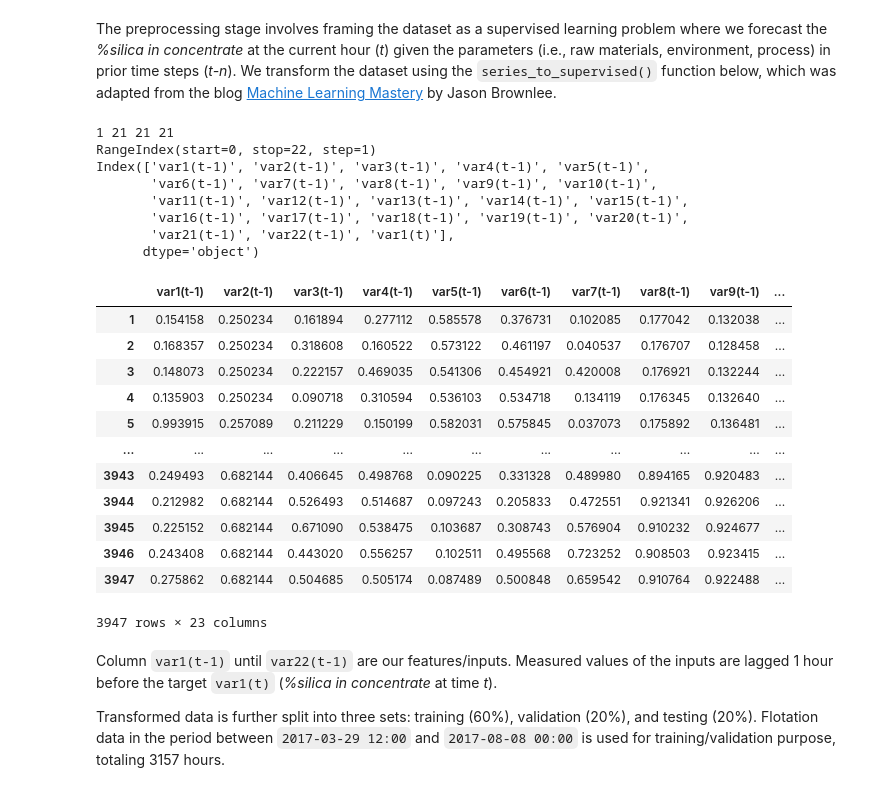
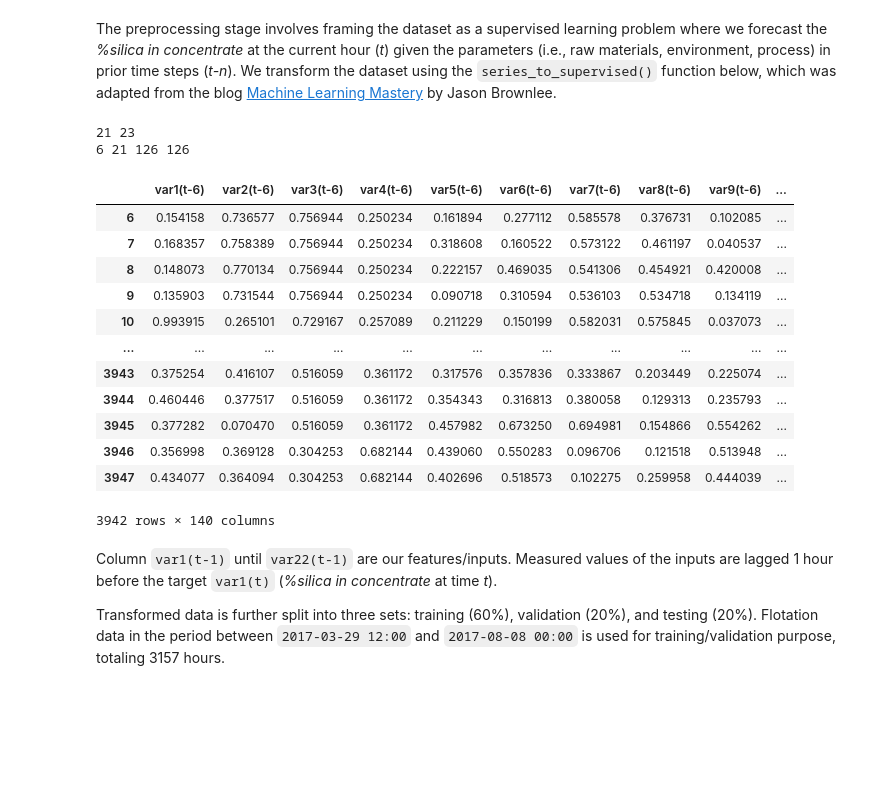
Before and after one commit to gerardo-perez-96/AOVE2-doc, a Jupyter notebook: mining_process_dataset/gangue-forecast-in-flotation-concentrate.ipynb, the cells around one changed output. Saved outputs shown, nothing was run; the diff lists cells and outputs as text; code cells hidden in the pictures; blank space fills up the shorter version.

```diff
--- a/mining_process_dataset/gangue-forecast-in-flotation-concentrate.ipynb
+++ b/mining_process_dataset/gangue-forecast-in-flotation-concentrate.ipynb
@@ -73,7 +73,7 @@ cols_renamed = [
 df = pd.read_csv(
     filepath,
     header=0,
-    names=cols_renamed,
+    # names=cols_renamed,
     parse_dates=['date'],
     infer_datetime_format=True,
     decimal=',')
@@ -248,3 +193,0 @@ Para evitar confundir al modelo con resultados constantes, se crea una variable
-# %%
-df["conc_silica_fresh"] = (df["conc_silica"] != df["conc_silica"].shift()).astype(int)
-print(df["conc_silica_fresh"].nunique())
@@ -273,14 +214,17 @@ The column `conc_iron` is dropped from the dataframe because we want to look at
 # %%
-cols_to_drop = ['conc_iron', 'feed_iron']
-
+# Move both targets (`% Silica Concentrate`, `% Iron Concentrate`) to the
+# front so they land in columns 0 and 1 after scaling. Both are now kept
+# as targets (not dropped) since we forecast them jointly.
 cols = list(df)
-cols.insert(0, cols.pop(         # Moving target `conc_silica` to the front
-    cols.index('conc_silica')))  # Not necessary but I prefer to do so
+cols.insert(0, cols.pop(cols.index('% Silica Concentrate')))
+cols.insert(1, cols.pop(cols.index('% Iron Concentrate')))
 df = df.loc[:, cols]
 df.to_csv('./Flotation_Dataset_by_Hour.csv')  # For safekeeping
 
-# Drop `conc_iron` then normalize all data
-values = df.drop(cols_to_drop, axis=1).values
+n_targets = 2   # % Silica Concentrate, % Iron Concentrate
+
+# Normalize all data (both targets + all predictor columns)
+values = df.values
 scaler = MinMaxScaler(feature_range=(0, 1))
 scaled = scaler.fit_transform(values)
 scaled[0]  # Show first element of the array
@@ -362,34 +278,29 @@ def series_to_supervised(df, n_in=1, n_out=1, target_col=None, dropnan=True):
 # %%
-n_features = scaled.shape[1] - 1             # Number of inputs for forecast
-n_hours = 1                 # Number of hours with which to lag features
+n_features = scaled.shape[1] - n_targets     # Number of predictor inputs (excludes target columns)
+print(n_features, scaled.shape[1])
+n_hours = 6                 # Number of past hours of input data the LSTM sees per prediction
 n_obs = n_hours*n_features
 
 print(n_hours, n_features, n_obs, n_hours*n_features)
 
-reframed = series_to_supervised(scaled, n_in=n_hours, n_out=1)
+reframed = series_to_supervised(scaled, n_in=n_hours, n_out=1, n_targets=n_targets)
 reframed  # Show reframed dataset
 # %% [output]
-1 21 21 21
-RangeIndex(start=0, stop=22, step=1)
-Index(['var1(t-1)', 'var2(t-1)', 'var3(t-1)', 'var4(t-1)', 'var5(t-1)',
-       'var6(t-1)', 'var7(t-1)', 'var8(t-1)', 'var9(t-1)', 'var10(t-1)',
-       'var11(t-1)', 'var12(t-1)', 'var13(t-1)', 'var14(t-1)', 'var15(t-1)',
-       'var16(t-1)', 'var17(t-1)', 'var18(t-1)', 'var19(t-1)', 'var20(t-1)',
-       'var21(t-1)', 'var22(t-1)', 'var1(t)'],
-      dtype='object')
+21 23
+6 21 126 126
-|  | var1(t-1) | var2(t-1) | var3(t-1) | var4(t-1) | var5(t-1) | var6(t-1) | var7(t-1) | var8(t-1) | var9(t-1) | ... |
-| 1 | 0.154158 | 0.250234 | 0.161894 | 0.277112 | 0.585578 | 0.376731 | 0.102085 | 0.177042 | 0.132038 | ... |
-| 2 | 0.168357 | 0.250234 | 0.318608 | 0.160522 | 0.573122 | 0.461197 | 0.040537 | 0.176707 | 0.128458 | ... |
-| 3 | 0.148073 | 0.250234 | 0.222157 | 0.469035 | 0.541306 | 0.454921 | 0.420008 | 0.176921 | 0.132244 | ... |
-| 4 | 0.135903 | 0.250234 | 0.090718 | 0.310594 | 0.536103 | 0.534718 | 0.134119 | 0.176345 | 0.132640 | ... |
-| 5 | 0.993915 | 0.257089 | 0.211229 | 0.150199 | 0.582031 | 0.575845 | 0.037073 | 0.175892 | 0.136481 | ... |
+|  | var1(t-6) | var2(t-6) | var3(t-6) | var4(t-6) | var5(t-6) | var6(t-6) | var7(t-6) | var8(t-6) | var9(t-6) | ... |
+| 6 | 0.154158 | 0.736577 | 0.756944 | 0.250234 | 0.161894 | 0.277112 | 0.585578 | 0.376731 | 0.102085 | ... |
+| 7 | 0.168357 | 0.758389 | 0.756944 | 0.250234 | 0.318608 | 0.160522 | 0.573122 | 0.461197 | 0.040537 | ... |
+| 8 | 0.148073 | 0.770134 | 0.756944 | 0.250234 | 0.222157 | 0.469035 | 0.541306 | 0.454921 | 0.420008 | ... |
+| 9 | 0.135903 | 0.731544 | 0.756944 | 0.250234 | 0.090718 | 0.310594 | 0.536103 | 0.534718 | 0.134119 | ... |
+| 10 | 0.993915 | 0.265101 | 0.729167 | 0.257089 | 0.211229 | 0.150199 | 0.582031 | 0.575845 | 0.037073 | ... |
 | ... | ... | ... | ... | ... | ... | ... | ... | ... | ... | ... |
-| 3943 | 0.249493 | 0.682144 | 0.406645 | 0.498768 | 0.090225 | 0.331328 | 0.489980 | 0.894165 | 0.920483 | ... |
-| 3944 | 0.212982 | 0.682144 | 0.526493 | 0.514687 | 0.097243 | 0.205833 | 0.472551 | 0.921341 | 0.926206 | ... |
-| 3945 | 0.225152 | 0.682144 | 0.671090 | 0.538475 | 0.103687 | 0.308743 | 0.576904 | 0.910232 | 0.924677 | ... |
-| 3946 | 0.243408 | 0.682144 | 0.443020 | 0.556257 | 0.102511 | 0.495568 | 0.723252 | 0.908503 | 0.923415 | ... |
-| 3947 | 0.275862 | 0.682144 | 0.504685 | 0.505174 | 0.087489 | 0.500848 | 0.659542 | 0.910764 | 0.922488 | ... |
+| 3943 | 0.375254 | 0.416107 | 0.516059 | 0.361172 | 0.317576 | 0.357836 | 0.333867 | 0.203449 | 0.225074 | ... |
+| 3944 | 0.460446 | 0.377517 | 0.516059 | 0.361172 | 0.354343 | 0.316813 | 0.380058 | 0.129313 | 0.235793 | ... |
+| 3945 | 0.377282 | 0.070470 | 0.516059 | 0.361172 | 0.457982 | 0.673250 | 0.694981 | 0.154866 | 0.554262 | ... |
+| 3946 | 0.356998 | 0.369128 | 0.304253 | 0.682144 | 0.439060 | 0.550283 | 0.096706 | 0.121518 | 0.513948 | ... |
+| 3947 | 0.434077 | 0.364094 | 0.304253 | 0.682144 | 0.402696 | 0.518573 | 0.102275 | 0.259958 | 0.444039 | ... |
-3947 rows × 23 columns
+3942 rows × 140 columns
 # %% [markdown]
 Column `var1(t-1)` until `var22(t-1)` are our features/inputs. Measured values of the inputs are lagged 1 hour before the target `var1(t)` (*%silica in concentrate* at time *t*).
 
```
Also changed, not shown: parts of 36 cells of this notebook, 8 other files.
